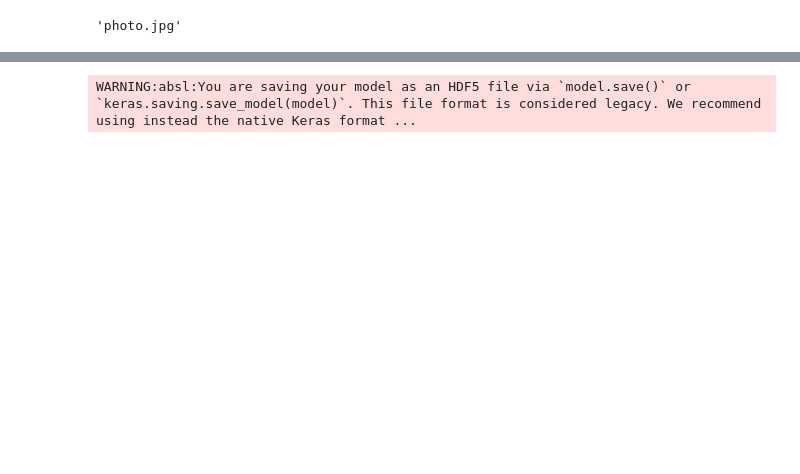
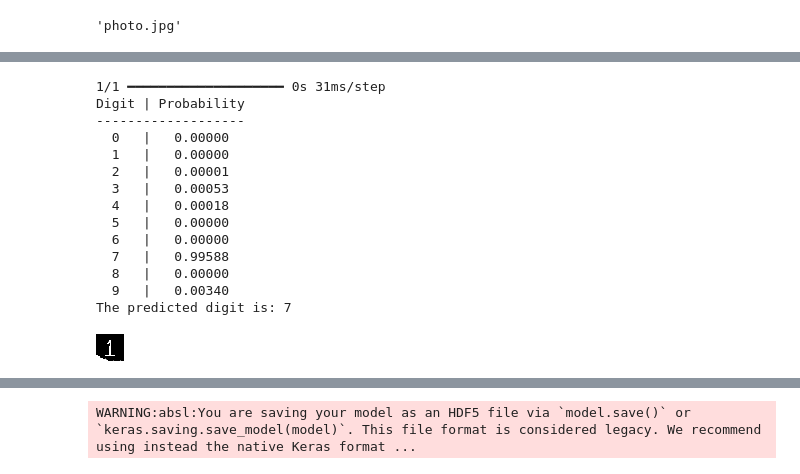
Before and after one commit to hectorcamachoz/TallerRedesNeuronales, a Jupyter notebook: TallerRedesNeuronales.ipynb, the cells around one changed output, grey strips where cells are left out. Drawn from its saved outputs; the diff is of its cells as text; code cells hidden in the pictures; blank space fills up the shorter version.

Commit message:
Se creó con Colab

```diff
--- a/TallerRedesNeuronales.ipynb
+++ b/TallerRedesNeuronales.ipynb
@@ -215,3 +218,5 @@ plt.show()
 model.save("modelo_tallerRedesNeuronales.h5")
 # %% [output]
 WARNING:absl:You are saving your model as an HDF5 file via `model.save()` or `keras.saving.save_model(model)`. This file format is considered legacy. We recommend using instead the native Keras format ...
+# %%
+model = tf.keras.models.load_model("modelo.h5")
@@ -319,0 +372,12 @@ The predicted digit is: 2
+# %%
+# Reshape the image for model compatibility (batch size, height, width, channels)
+input_image = resized.reshape(1, 28, 28, 1)
+# Use the mode's predict method
+prediction = model.predict(input_image)
+predicted_label = np.argmax(prediction)
+# Display the result
+print("Digit | Probability")
+print("-------------------")
+for i, prob in enumerate(prediction[0]):
+    print(f"  {i}   |   {prob:.5f}")
+print(f"The predicted digit is: {predicted_label}")
@@ -319,0 +408,30 @@ The predicted digit is: 2
+# %%
+# Reshape the image for model compatibility (batch size, height, width, channels)
+input_image = resized.reshape(1, 28, 28, 1)
+# Use the mode's predict method
+prediction = model.predict(input_image)
+predicted_label = np.argmax(prediction)
+# Display the result
+print("Digit | Probability")
+print("-------------------")
+for i, prob in enumerate(prediction[0]):
+    print(f"  {i}   |   {prob:.5f}")
+print(f"The predicted digit is: {predicted_label}")
+from google.colab.patches import cv2_imshow
+cv2_imshow(resized)
+# %% [output]
+1/1 ━━━━━━━━━━━━━━━━━━━━ 0s 31ms/step
+Digit | Probability
+-------------------
+  0   |   0.00000
+  1   |   0.00000
+  2   |   0.00001
+  3   |   0.00053
+  4   |   0.00018
+  5   |   0.00000
+  6   |   0.00000
+  7   |   0.99588
+  8   |   0.00000
+  9   |   0.00340
+The predicted digit is: 7
+[figure, added]
```
Also changed, not shown: parts of 69 cells of this notebook.
